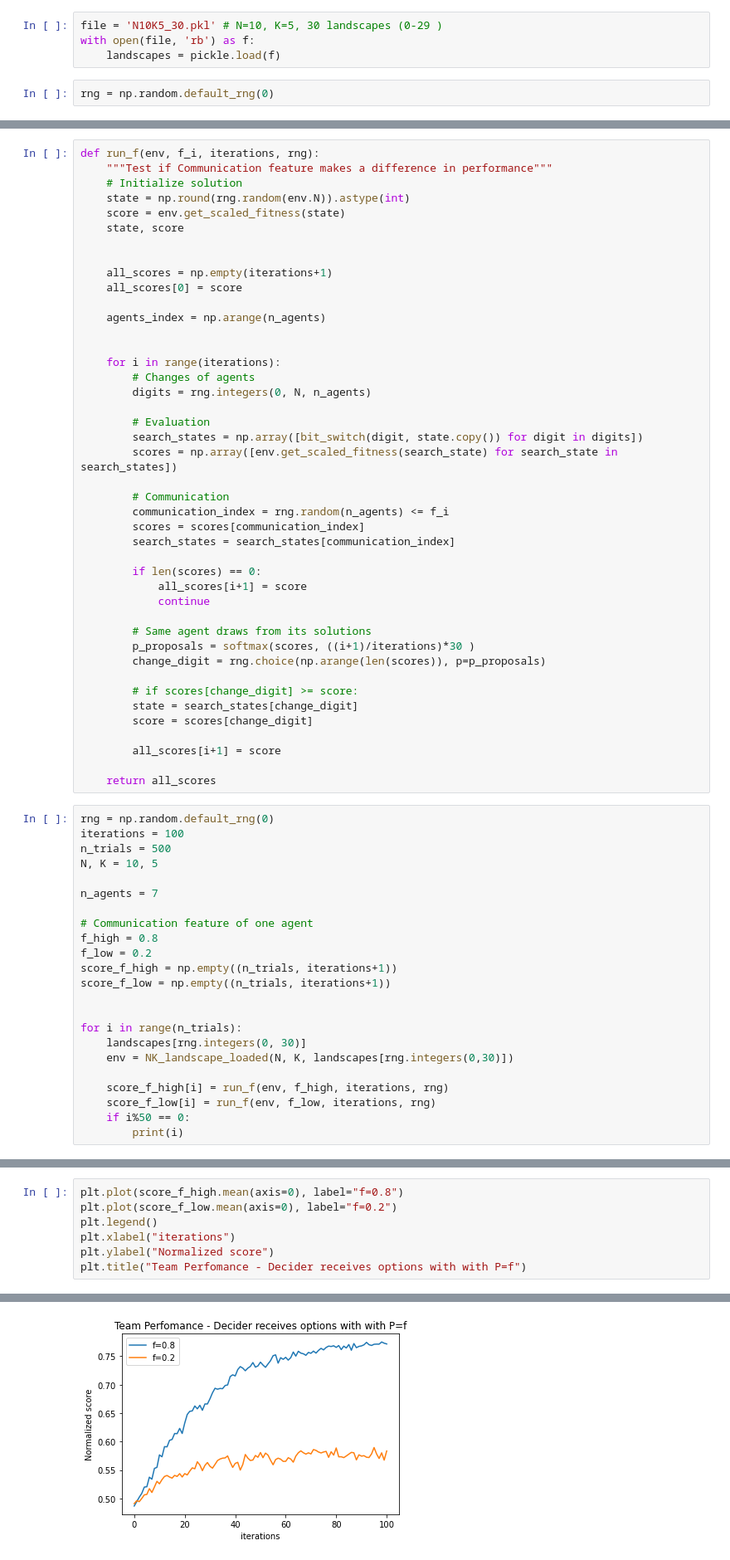
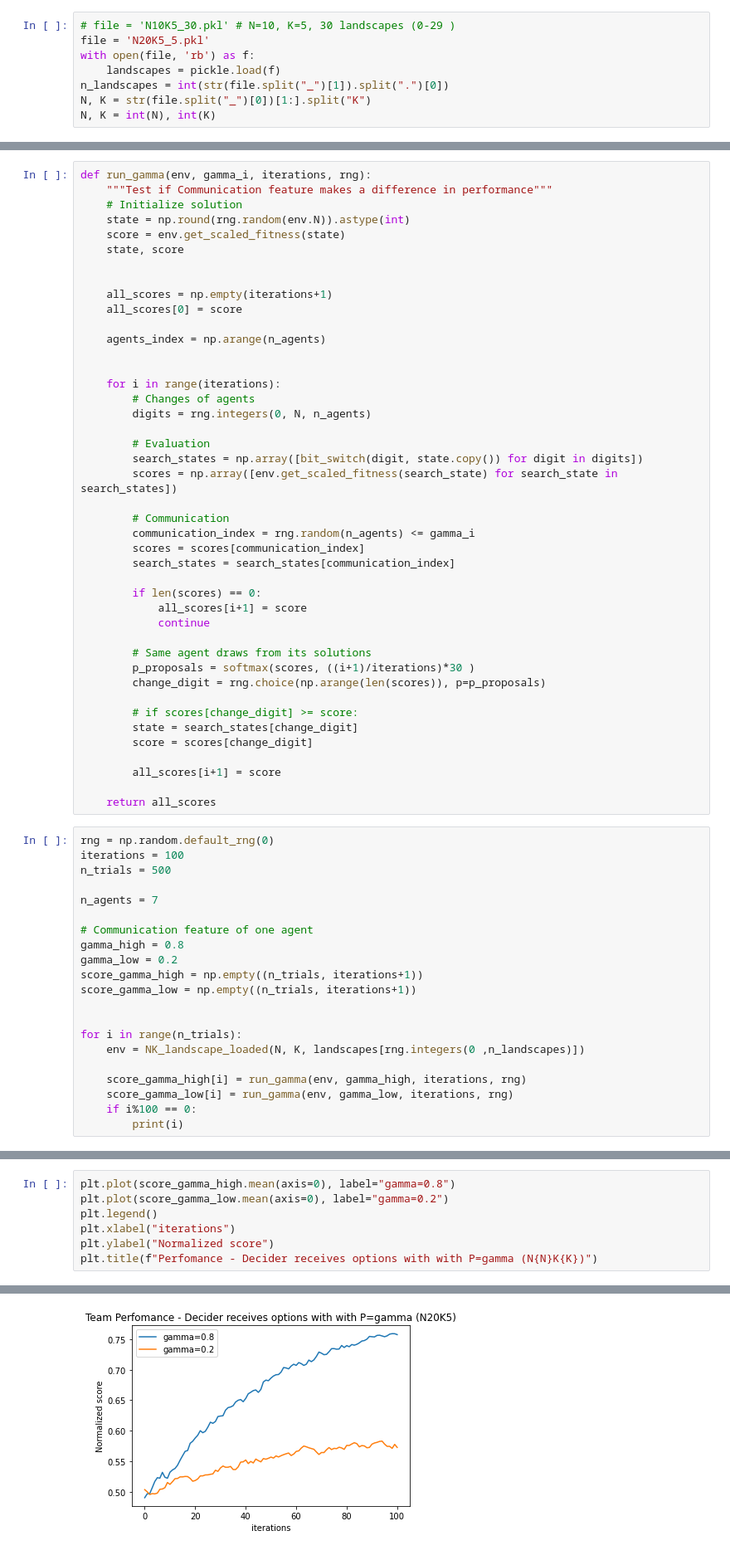
Before and after one commit to sheuschk/DiversitySimulation, a Jupyter notebook: Group Exploration in NK Landscapes.ipynb, the cells around one changed output, grey strips where cells are left out. Shown at 83% size. Saved outputs shown, nothing was run; the diff lists cells and outputs as text.

```diff
--- a/Group Exploration in NK Landscapes.ipynb
+++ b/Group Exploration in NK Landscapes.ipynb
@@ -257,6 +274,8 @@ Implementation Steps:
 # %%
-file = 'N10K5_30.pkl' # N=10, K=5, 30 landscapes (0-29 )
+# file = 'N10K5_30.pkl' # N=10, K=5, 30 landscapes (0-29 )
+file = 'N20K5_5.pkl'
 with open(file, 'rb') as f:
     landscapes = pickle.load(f)
+n_landscapes = int(str(file.split("_")[1]).split(".")[0])
+N, K = str(file.split("_")[0])[1:].split("K")
+N, K = int(N), int(K)
-# %%
-rng = np.random.default_rng(0)
@@ -263,5 +284,5 @@ rng = np.random.default_rng(0)
 # %%
-def run_f(env, f_i, iterations, rng):
+def run_gamma(env, gamma_i, iterations, rng):
     """Test if Communication feature makes a difference in performance"""
     # Initialize solution
     state = np.round(rng.random(env.N)).astype(int)
@@ -284,7 +305,7 @@ def run_f(env, f_i, iterations, rng):
         scores = np.array([env.get_scaled_fitness(search_state) for search_state in search_states])
 
         # Communication
-        communication_index = rng.random(n_agents) <= f_i
+        communication_index = rng.random(n_agents) <= gamma_i
         scores = scores[communication_index]
         search_states = search_states[communication_index]
 
@@ -307,24 +328,22 @@ def run_f(env, f_i, iterations, rng):
 rng = np.random.default_rng(0)
 iterations = 100
 n_trials = 500
-N, K = 10, 5
 
 n_agents = 7
 
 # Communication feature of one agent
-f_high = 0.8
-f_low = 0.2
-score_f_high = np.empty((n_trials, iterations+1))
-score_f_low = np.empty((n_trials, iterations+1))
+gamma_high = 0.8
+gamma_low = 0.2
+score_gamma_high = np.empty((n_trials, iterations+1))
+score_gamma_low = np.empty((n_trials, iterations+1))
 
 
 for i in range(n_trials):
-    landscapes[rng.integers(0, 30)]
-    env = NK_landscape_loaded(N, K, landscapes[rng.integers(0,30)])
+    env = NK_landscape_loaded(N, K, landscapes[rng.integers(0 ,n_landscapes)])
 
-    score_f_high[i] = run_f(env, f_high, iterations, rng)
-    score_f_low[i] = run_f(env, f_low, iterations, rng)
-    if i%50 == 0:
+    score_gamma_high[i] = run_gamma(env, gamma_high, iterations, rng)
+    score_gamma_low[i] = run_gamma(env, gamma_low, iterations, rng)
+    if i%100 == 0:
         print(i)
 # %% [output]
 0
@@ -338,10 +357,10 @@ for i in range(n_trials):
 400
 450
 # %%
-plt.plot(score_f_high.mean(axis=0), label="f=0.8")
-plt.plot(score_f_low.mean(axis=0), label="f=0.2")
+plt.plot(score_gamma_high.mean(axis=0), label="gamma=0.8")
+plt.plot(score_gamma_low.mean(axis=0), label="gamma=0.2")
 plt.legend()
 plt.xlabel("iterations")
 plt.ylabel("Normalized score")
-plt.title("Team Perfomance - Decider receives options with with P=f")
+plt.title(f"Perfomance - Decider receives options with with P=gamma (N{N}K{K})")
 # %% [output]
@@ -349 +368 @@ Text(0.5, 1.0, 'Team Perfomance - Decider receives options with with P=f')
-[figure, old version]
+[figure, new version]
```
Also changed, not shown: parts of 41 cells of this notebook, 1 other file.
